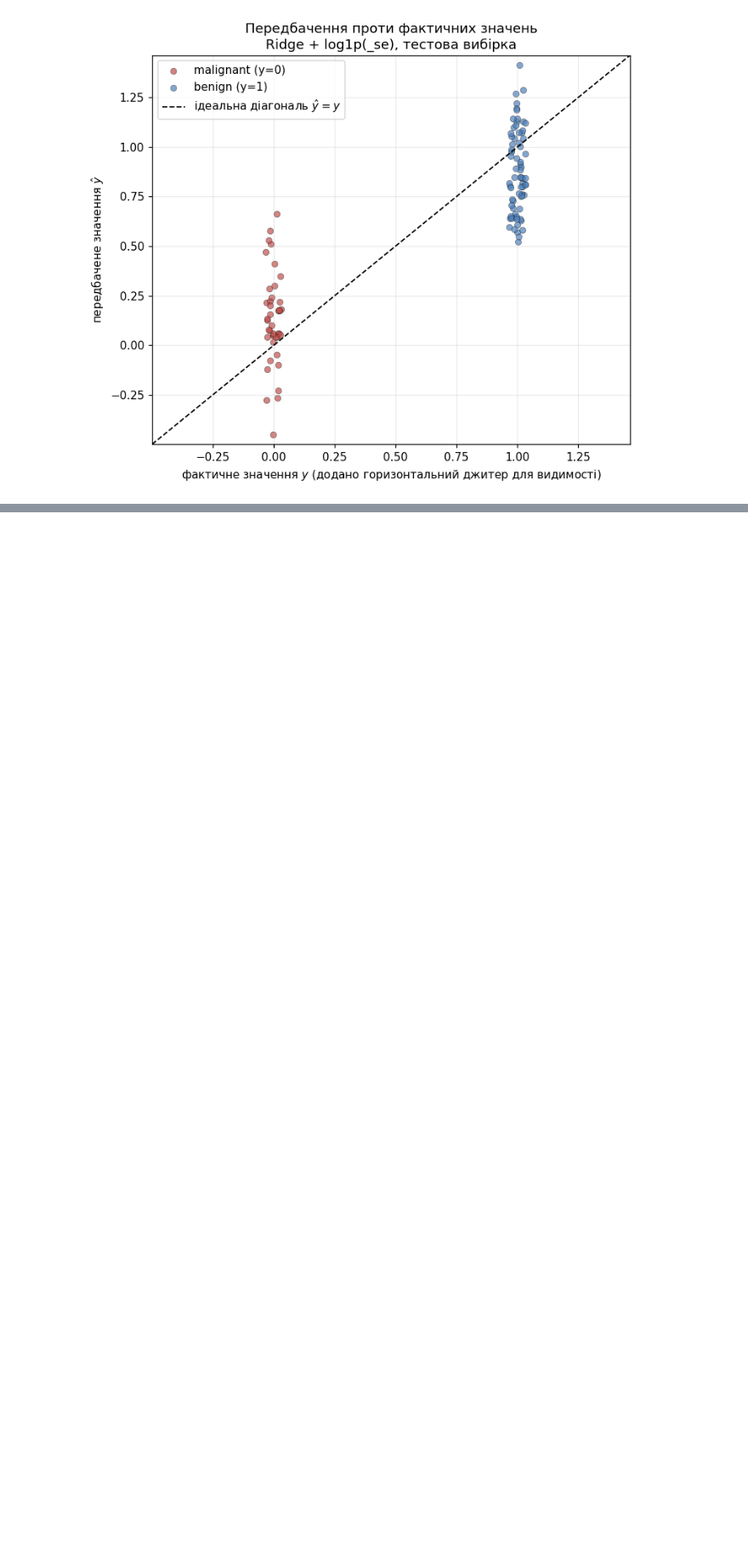
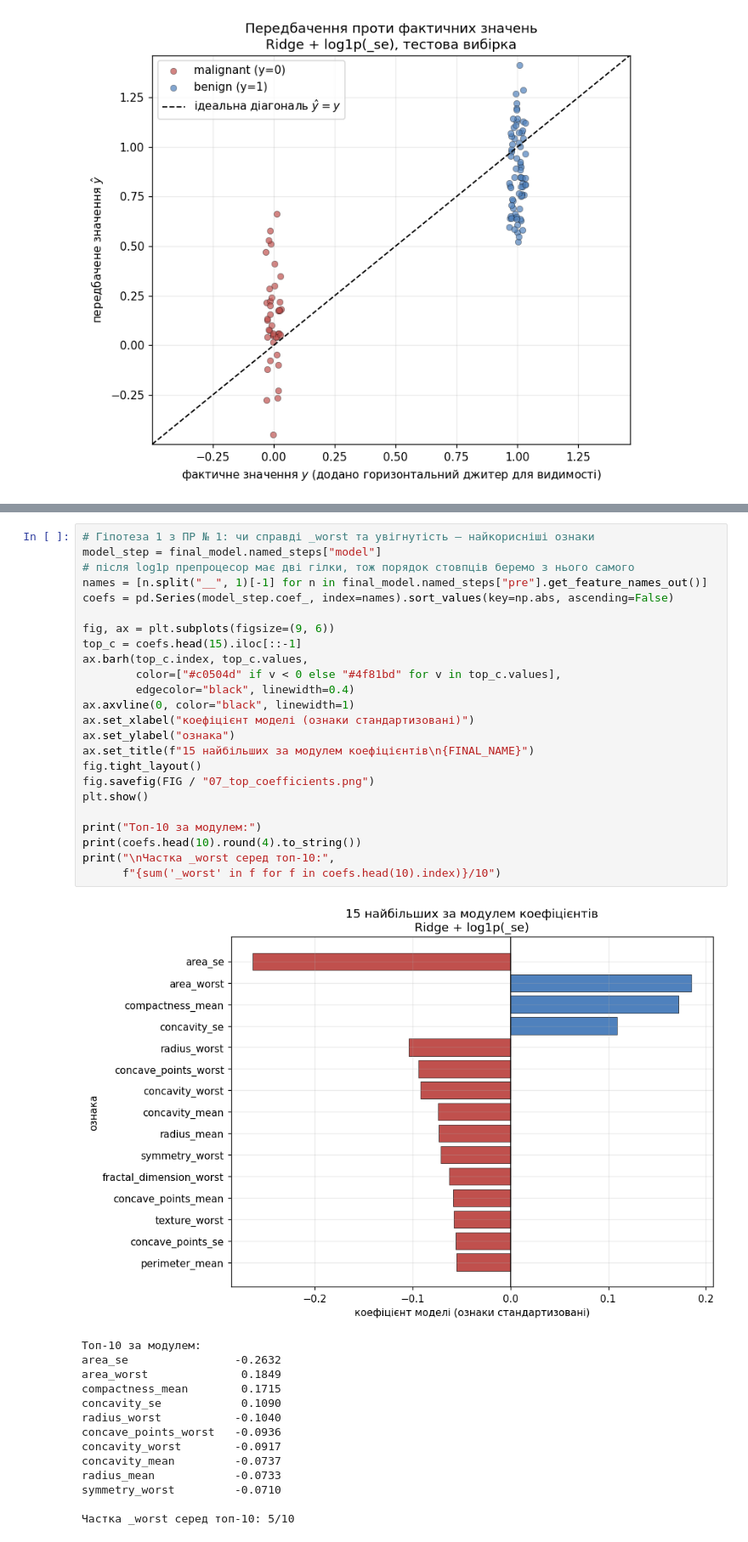
Before and after one commit to solomiiakovalchuk/machineLearning, a Jupyter notebook: lab01/notebook/lab01.ipynb, the cells around one changed output, grey strips where cells are left out. Shown at 85% size. Cells and saved outputs as stored; diff of their text form; blank space fills up the shorter version.

```diff
--- a/lab01/notebook/lab01.ipynb
+++ b/lab01/notebook/lab01.ipynb
@@ -845,0 +974,39 @@ plt.show()
+# %%
+# Гіпотеза 1 з ПР № 1: чи справді _worst та увігнутість — найкорисніші ознаки
+model_step = final_model.named_steps["model"]
+# після log1p препроцесор має дві гілки, тож порядок стовпців беремо з нього самого
+names = [n.split("__", 1)[-1] for n in final_model.named_steps["pre"].get_feature_names_out()]
+coefs = pd.Series(model_step.coef_, index=names).sort_values(key=np.abs, ascending=False)
+
+fig, ax = plt.subplots(figsize=(9, 6))
+top_c = coefs.head(15).iloc[::-1]
+ax.barh(top_c.index, top_c.values,
+        color=["#c0504d" if v < 0 else "#4f81bd" for v in top_c.values],
+        edgecolor="black", linewidth=0.4)
+ax.axvline(0, color="black", linewidth=1)
+ax.set_xlabel("коефіцієнт моделі (ознаки стандартизовані)")
+ax.set_ylabel("ознака")
+ax.set_title(f"15 найбільших за модулем коефіцієнтів\n{FINAL_NAME}")
+fig.tight_layout()
+fig.savefig(FIG / "07_top_coefficients.png")
+plt.show()
+
+print("Топ-10 за модулем:")
+print(coefs.head(10).round(4).to_string())
+print("\nЧастка _worst серед топ-10:",
+      f"{sum('_worst' in f for f in coefs.head(10).index)}/10")
+# %% [output]
+[figure, added]
+Топ-10 за модулем:
+area_se                -0.2632
+area_worst              0.1849
+compactness_mean        0.1715
+concavity_se            0.1090
+radius_worst           -0.1040
+concave_points_worst   -0.0936
+concavity_worst        -0.0917
+concavity_mean         -0.0737
+radius_mean            -0.0733
+symmetry_worst         -0.0710
+
+Частка _worst серед топ-10: 5/10
```
Also changed, not shown: parts of 5 cells of this notebook, 2 other files.
